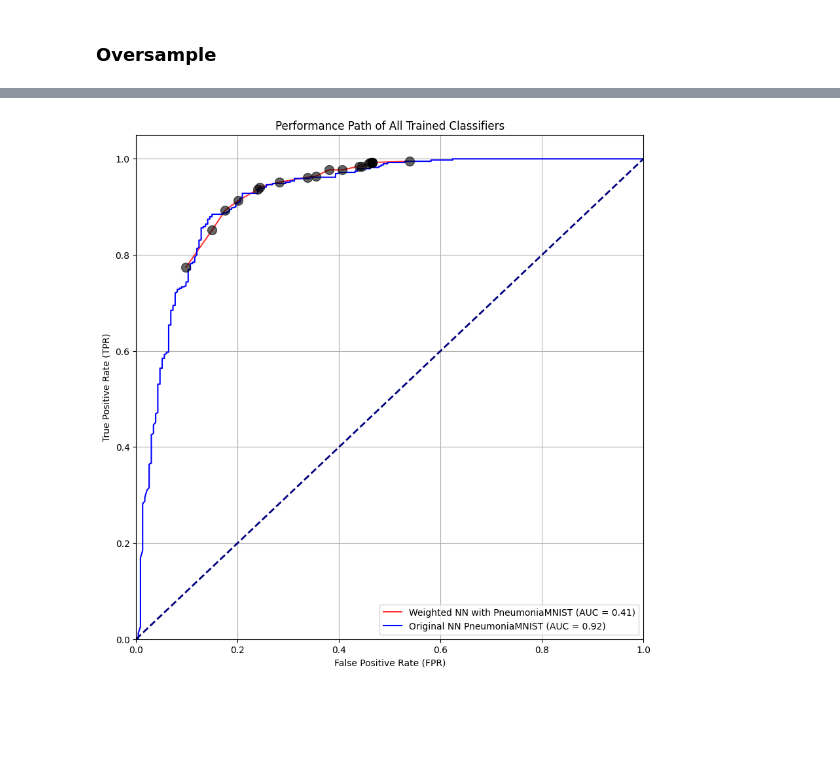
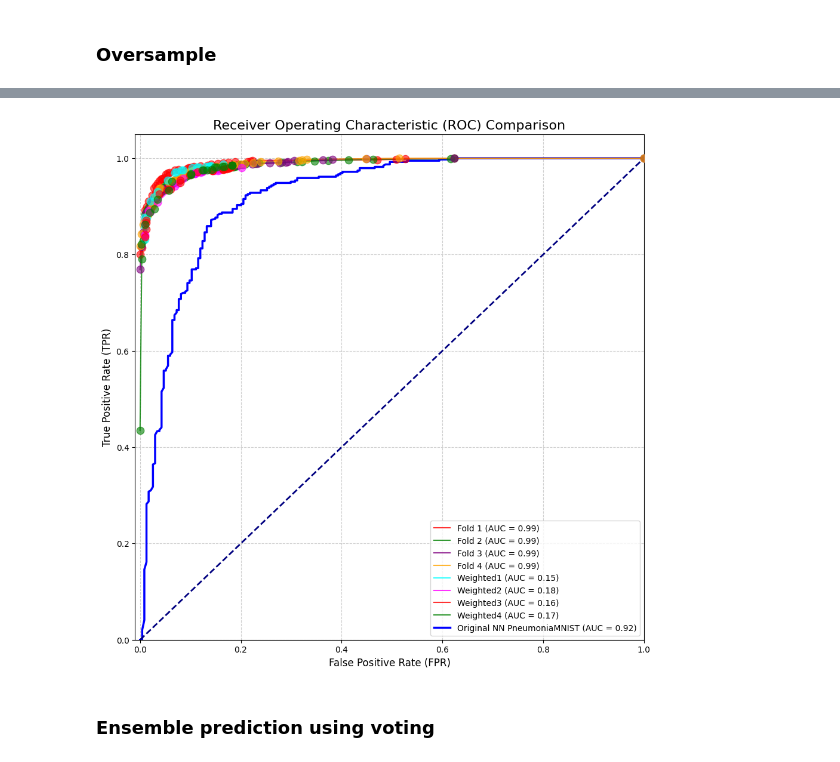
Before and after one commit to katzkid/RoC_Analysis, a Jupyter notebook: medMNIST_lightning_oversampling.ipynb, the cells around one changed output, grey strips where cells are left out. Saved outputs shown, nothing was run; the diff lists cells and outputs as text; code cells hidden in the pictures; blank space fills up the shorter version.

Commit message:
NN MNIST: Bugs to be fixed

```diff
--- a/medMNIST_lightning_oversampling.ipynb
+++ b/medMNIST_lightning_oversampling.ipynb
@@ -523,6 +372,7 @@ NUM_CLASSES = 1
 NUM_CHANNELS = 1
 NUM_EPOCHS = 1
 NUM_WORKERS = 4
+K_FOLDS = 4
 # %%
 class SimpleCNN(nn.Module):
     def __init__(self, in_channels, num_classes, image_height, image_width):
@@ -805,7 +655,7 @@ class LitClassifier(pl.LightningModule):
         loss = self.criterion(outputs, labels.float().view(-1, 1))
 
         # For metrics, squeeze predictions to match labels' shape
-        self.train_accuracy(outputs.squeeze(), labels.int())
+        self.train_accuracy(outputs.squeeze(), labels.squeeze().int())
 
         self.log('classifier_train_loss', loss, on_step=False, on_epoch=True)
         self.log('classifier_train_acc', self.train_accuracy, on_step=False, on_epoch=True)
@@ -886,6 +736,7 @@ class LitClassifier(pl.LightningModule):
 # %% [markdown]
 ### Generate data
 # %%
+from sklearn.model_selection import KFold
 train_dataset, test_dataset, val_dataset = generate_data("pneumoniaMNIST")
 
 # Ensure you have your train_loader and val_loader defined here
@@ -903,3 +754,6 @@ train_loader = data.DataLoader(train_dataset, batch_size=BATCH_SIZE, shuffle=Tru
 #new_train_loader = data.DataLoader(new_train_dataset, batch_size=BATCH_SIZE, shuffle=True, num_workers=NUM_WORKERS) to be done inside the sample_ratio loop
 test_loader = data.DataLoader(test_dataset, batch_size=int(BATCH_SIZE/4), shuffle=False, num_workers=NUM_WORKERS)
 val_loader = data.DataLoader(val_dataset, batch_size=BATCH_SIZE, shuffle=False, num_workers=NUM_WORKERS)
+
+# initialize fold
+kfold = KFold(n_splits=K_FOLDS, shuffle=True, random_state=42)
@@ -1107,7 +978,7 @@ import torch
 import numpy as np
 from collections import Counter
 
-def oversample_with_jittering(
+def oversample_with_KDE(
     training_features,
     training_labels,
     alpha_target,
@@ -1329,5 +1356,15 @@ AUC: 0.9258
 # %%
-plot_roc_connected_points(list_weighted_clfs, results_original_roc, name="Weighted NN with PneumoniaMNIST")
+# plot the best classifiers of all folds
+results_lists = []
+results_lists.extend(list_folds_best_models)
+results_lists.extend(list_folds_weighted_clfs)
+plot_roc_comparison(
+    results_lists=results_lists,
+    names=["Fold 1", "Fold 2", "Fold 3", "Fold 4", "Weighted1", "Weighted2", "Weighted3", "Weighted4"],
+    results_original_roc=results_original_roc
+)
 # %% [output]
-[figure, old version]
+[figure, new version]
+# %% [markdown]
+### Ensemble prediction using voting
 # %%
```
Also changed, not shown: parts of 11 cells of this notebook, 8 other files.
